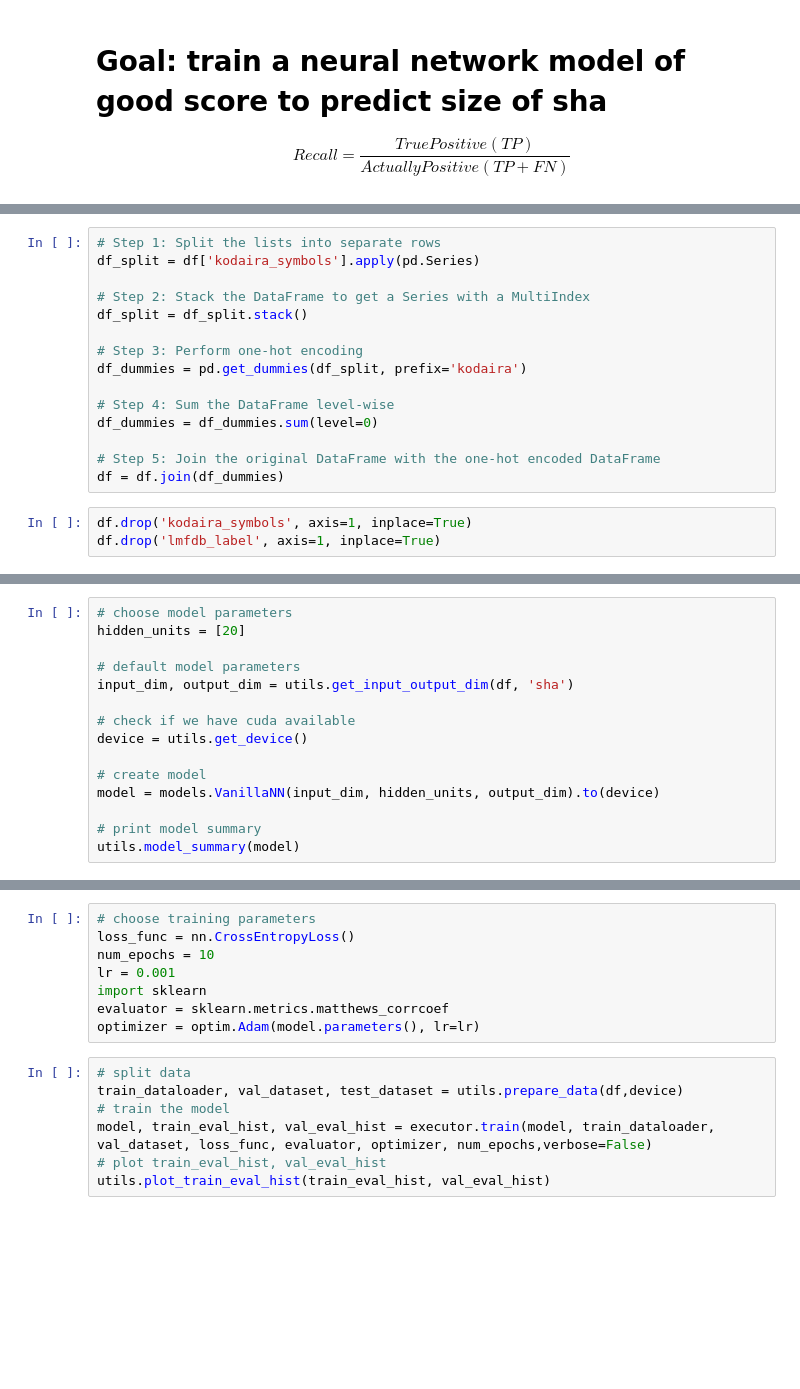
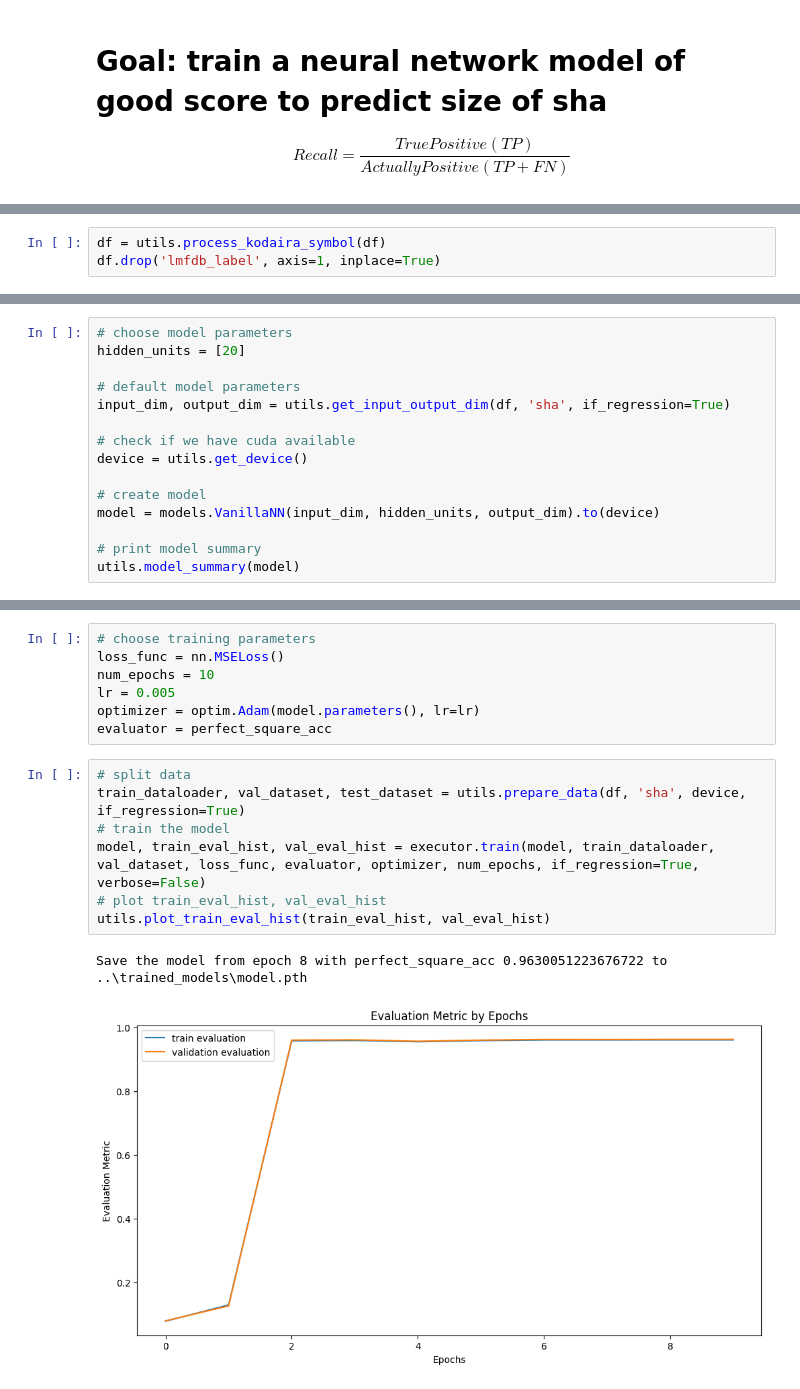
Before and after one commit to BarinderBanwait/ml_rnt, a Jupyter notebook: notebooks/ShaPrediction.ipynb, the cells around one changed output, grey strips where cells are left out. Cells and saved outputs as stored; diff of their text form; blank space fills up the shorter version.

```diff
--- a/notebooks/ShaPrediction.ipynb
+++ b/notebooks/ShaPrediction.ipynb
@@ -44,18 +19,3 @@ df_1
-# %%
-# Step 1: Split the lists into separate rows
-df_split = df['kodaira_symbols'].apply(pd.Series)
-
-# Step 2: Stack the DataFrame to get a Series with a MultiIndex
-df_split = df_split.stack()
-
-# Step 3: Perform one-hot encoding
-df_dummies = pd.get_dummies(df_split, prefix='kodaira')
-
-# Step 4: Sum the DataFrame level-wise
-df_dummies = df_dummies.sum(level=0)
-
-# Step 5: Join the original DataFrame with the one-hot encoded DataFrame
-df = df.join(df_dummies)
 # %%
-df.drop('kodaira_symbols', axis=1, inplace=True)
+df = utils.process_kodaira_symbol(df)
 df.drop('lmfdb_label', axis=1, inplace=True)
@@ -77,7 +24,7 @@ Name: sha, dtype: int64
 hidden_units = [20]
 
 # default model parameters
-input_dim, output_dim = utils.get_input_output_dim(df, 'sha')
+input_dim, output_dim = utils.get_input_output_dim(df, 'sha', if_regression=True)
 
 # check if we have cuda available
 device = utils.get_device()
@@ -99,19 +46,21 @@ VanillaNN(
 )
 # %%
 # choose training parameters
-loss_func = nn.CrossEntropyLoss()
+loss_func = nn.MSELoss()
 num_epochs = 10
-lr = 0.001
-import sklearn
-evaluator = sklearn.metrics.matthews_corrcoef
+lr = 0.005
 optimizer = optim.Adam(model.parameters(), lr=lr)
+evaluator = perfect_square_acc
 # %%
 # split data
-train_dataloader, val_dataset, test_dataset = utils.prepare_data(df,device)
+train_dataloader, val_dataset, test_dataset = utils.prepare_data(df, 'sha', device, if_regression=True)
 # train the model
-model, train_eval_hist, val_eval_hist = executor.train(model, train_dataloader, val_dataset, loss_func, evaluator, optimizer, num_epochs,verbose=False)
+model, train_eval_hist, val_eval_hist = executor.train(model, train_dataloader, val_dataset, loss_func, evaluator, optimizer, num_epochs, if_regression=True, verbose=False)
 # plot train_eval_hist, val_eval_hist
 utils.plot_train_eval_hist(train_eval_hist, val_eval_hist)
+# %% [output]
+Save the model from epoch 8 with perfect_square_acc 0.9630051223676722 to ..\trained_models\model.pth
+[figure, added]
 # %%
 # test the model
 test_res = executor.test(model, test_dataset, evaluator, verbose=True)
```
Also changed, not shown: parts of 10 cells of this notebook, 4 other files.
